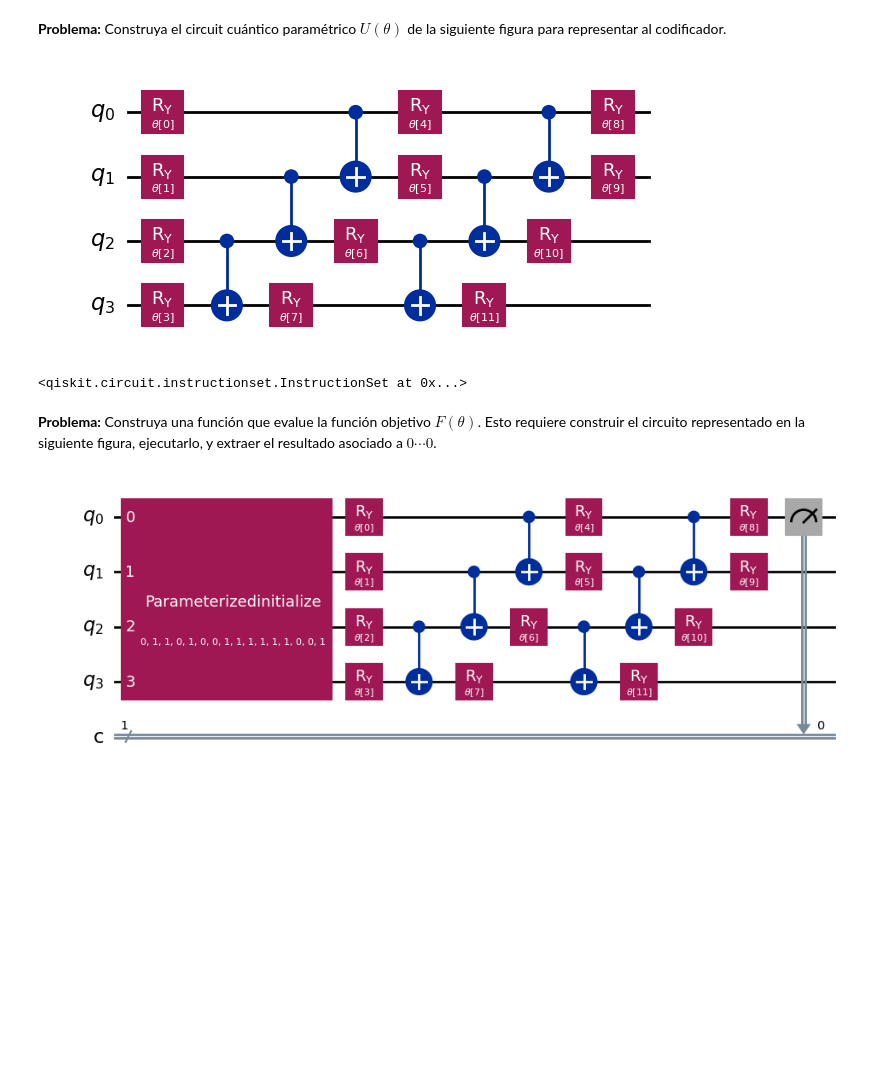
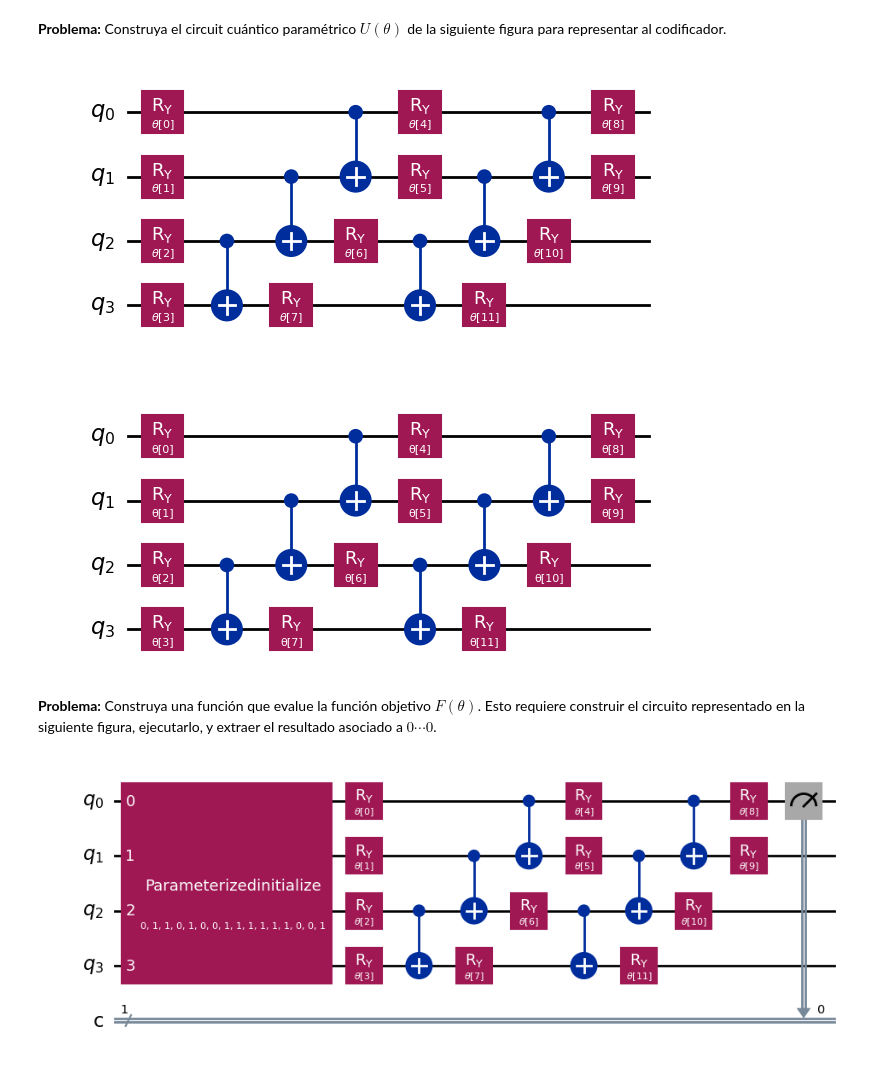
Before and after one commit to linax/App_v1, a Jupyter notebook: talleres/07_Autoencoder_Cuanticos/Autoencoder_Cuanticos.ipynb, the cells around one changed output. Saved outputs shown, nothing was run; the diff lists cells and outputs as text; code cells hidden in the pictures; blank space fills up the shorter version.

```diff
--- a/talleres/07_Autoencoder_Cuanticos/Autoencoder_Cuanticos.ipynb
+++ b/talleres/07_Autoencoder_Cuanticos/Autoencoder_Cuanticos.ipynb
@@ -69,37 +69,29 @@ qc_data.draw('mpl')
 __Problema:__ Construya el circuit cuántico paramétrico $U(\theta)$ de la siguiente figura para representar al codificador.
 
 ![1.png](embedded-picture-1)
-# %%
-
-
-theta = ParameterVector('θ', 12)
-
-for q in range(num_qubits):
-  qc_data.ry(theta[0],q)
-
-qc_data.cx(2,3)
-
-qc_data.cx(1,2)
-qc_data.ry(theta[7],3)
-
-qc_data.cx(0,1)
-qc_data.ry(theta[6],2)
-
-qc_data.ry(theta[4],0)
-qc_data.ry(theta[5],1)
-qc_data.cx(2,3)
-
-qc_data.cx(1,2)
-qc_data.ry(theta[11],3)
-
-qc_data.cx(0,1)
-qc_data.ry(theta[10],2)
-
-qc_data.ry(theta[8],0)
-
-qc_data.ry(theta[9],1)
-# %% [output]
-<qiskit.circuit.instructionset.InstructionSet at 0x...>
+# %%
+num_layers=2
+num_params=num_qubits*(num_layers+1)
+theta = ParameterVector('θ', num_params)
+
+
+qc_encoder = QuantumCircuit(num_qubits)
+
+j=0
+for l in range(num_layers):
+  for k in range(num_qubits):
+    qc_encoder.ry(theta[j], k)
+    j=j+1
+  for k in range(num_qubits-1):
+    qc_encoder.cx(num_qubits-k-2, num_qubits-k-1)
+
+for k in range(num_qubits) :
+  qc_encoder.ry(theta[j], k)
+  j=j+1
+
+qc_encoder.draw("mpl")
+# %% [output]
+[figure, added]
 # %% [markdown]
 __Problema:__ Construya una función que evalue la función objetivo $F(\theta)$. Esto requiere construir el circuito representado en la siguiente figura, ejecutarlo, y extraer el resultado asociado a $0\cdots0$.
 
```
Also changed, not shown: parts of 5 cells of this notebook.
